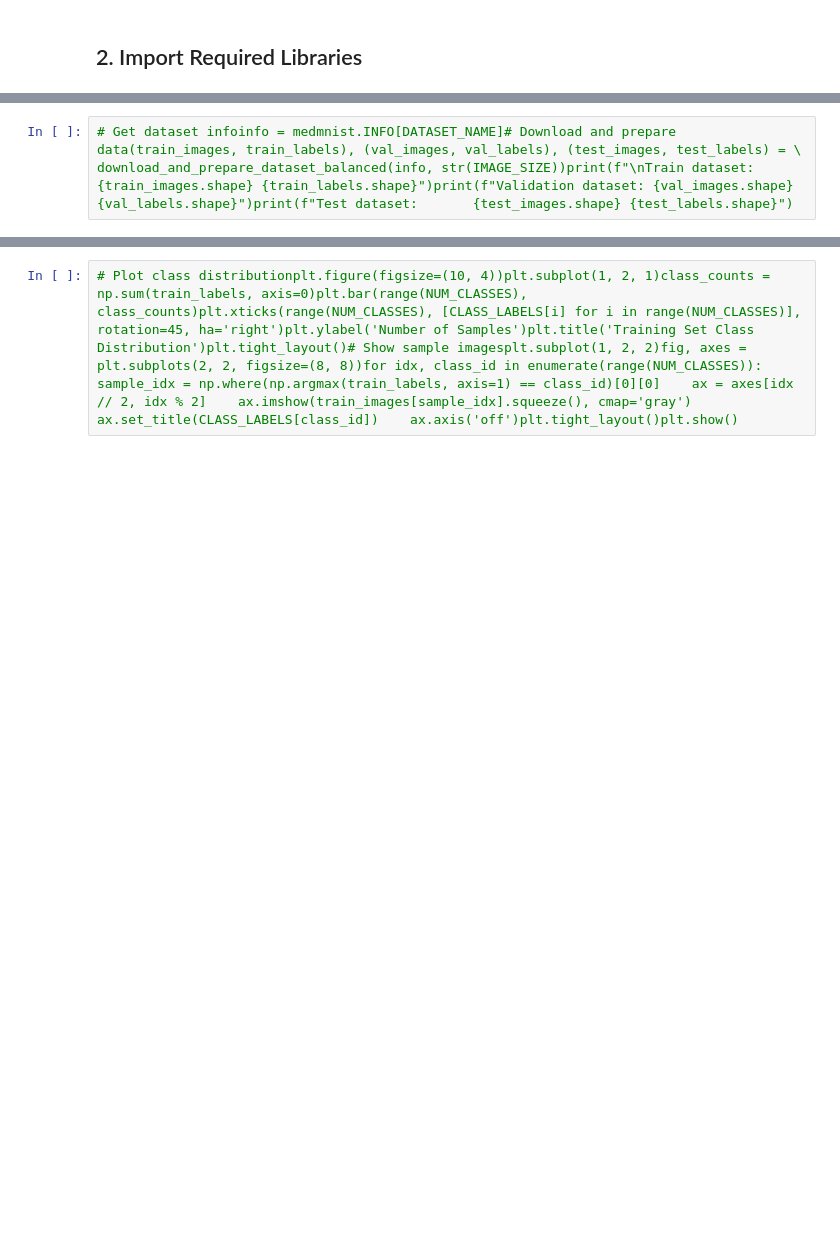
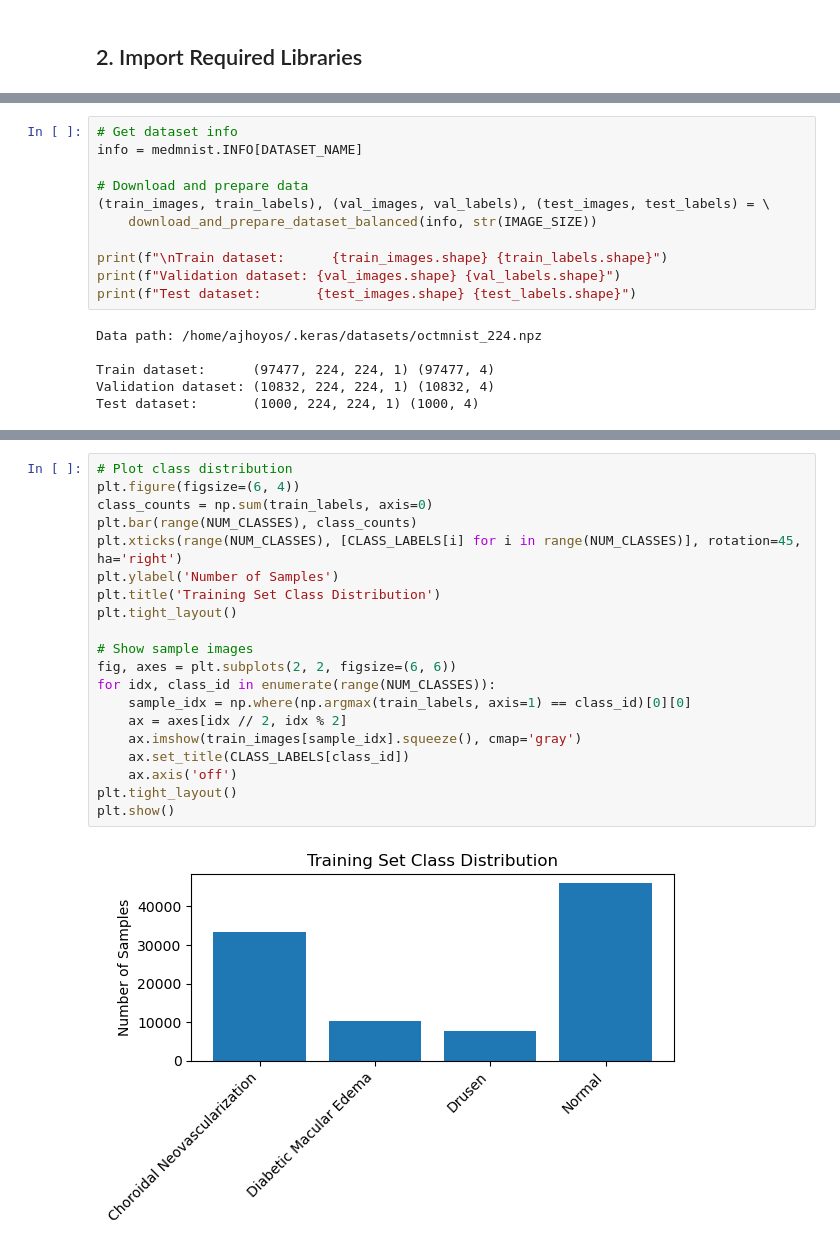
Before and after one commit to ajhoyos/CoLoRA, a Jupyter notebook: VGG16_CoLoRA_OCT_MedMNIST.ipynb, the cells around one changed output, grey strips where cells are left out. Drawn from its saved outputs; the diff is of its cells as text; blank space fills up the shorter version.

```diff
--- a/VGG16_CoLoRA_OCT_MedMNIST.ipynb
+++ b/VGG16_CoLoRA_OCT_MedMNIST.ipynb
@@ -19,3 +118,18 @@ def download_and_prepare_dataset_balanced(data_info: dict, image_size: str = "")
 # %%
-# Get dataset infoinfo = medmnist.INFO[DATASET_NAME]# Download and prepare data(train_images, train_labels), (val_images, val_labels), (test_images, test_labels) = \    download_and_prepare_dataset_balanced(info, str(IMAGE_SIZE))print(f"\nTrain dataset:      {train_images.shape} {train_labels.shape}")print(f"Validation dataset: {val_images.shape} {val_labels.shape}")print(f"Test dataset:       {test_images.shape} {test_labels.shape}")
+# Get dataset info
+info = medmnist.INFO[DATASET_NAME]
+
+# Download and prepare data
+(train_images, train_labels), (val_images, val_labels), (test_images, test_labels) = \
+    download_and_prepare_dataset_balanced(info, str(IMAGE_SIZE))
+
+print(f"\nTrain dataset:      {train_images.shape} {train_labels.shape}")
+print(f"Validation dataset: {val_images.shape} {val_labels.shape}")
+print(f"Test dataset:       {test_images.shape} {test_labels.shape}")
+# %% [output]
+Data path: /home/ajhoyos/.keras/datasets/octmnist_224.npz
+
+Train dataset:      (97477, 224, 224, 1) (97477, 4)
+Validation dataset: (10832, 224, 224, 1) (10832, 4)
+Test dataset:       (1000, 224, 224, 1) (1000, 4)
 # %% [markdown]
@@ -23,2 +139,22 @@ def download_and_prepare_dataset_balanced(data_info: dict, image_size: str = "")
 # %%
-# Plot class distributionplt.figure(figsize=(10, 4))plt.subplot(1, 2, 1)class_counts = np.sum(train_labels, axis=0)plt.bar(range(NUM_CLASSES), class_counts)plt.xticks(range(NUM_CLASSES), [CLASS_LABELS[i] for i in range(NUM_CLASSES)], rotation=45, ha='right')plt.ylabel('Number of Samples')plt.title('Training Set Class Distribution')plt.tight_layout()# Show sample imagesplt.subplot(1, 2, 2)fig, axes = plt.subplots(2, 2, figsize=(8, 8))for idx, class_id in enumerate(range(NUM_CLASSES)):    sample_idx = np.where(np.argmax(train_labels, axis=1) == class_id)[0][0]    ax = axes[idx // 2, idx % 2]    ax.imshow(train_images[sample_idx].squeeze(), cmap='gray')    ax.set_title(CLASS_LABELS[class_id])    ax.axis('off')plt.tight_layout()plt.show()
+# Plot class distribution
+plt.figure(figsize=(6, 4))
+class_counts = np.sum(train_labels, axis=0)
+plt.bar(range(NUM_CLASSES), class_counts)
+plt.xticks(range(NUM_CLASSES), [CLASS_LABELS[i] for i in range(NUM_CLASSES)], rotation=45, ha='right')
+plt.ylabel('Number of Samples')
+plt.title('Training Set Class Distribution')
+plt.tight_layout()
+
+# Show sample images
+fig, axes = plt.subplots(2, 2, figsize=(6, 6))
+for idx, class_id in enumerate(range(NUM_CLASSES)):
+    sample_idx = np.where(np.argmax(train_labels, axis=1) == class_id)[0][0]
+    ax = axes[idx // 2, idx % 2]
+    ax.imshow(train_images[sample_idx].squeeze(), cmap='gray')
+    ax.set_title(CLASS_LABELS[class_id])
+    ax.axis('off')
+plt.tight_layout()
+plt.show()
+# %% [output]
+[figure, added]
```
Also changed, not shown: parts of 23 cells of this notebook.
